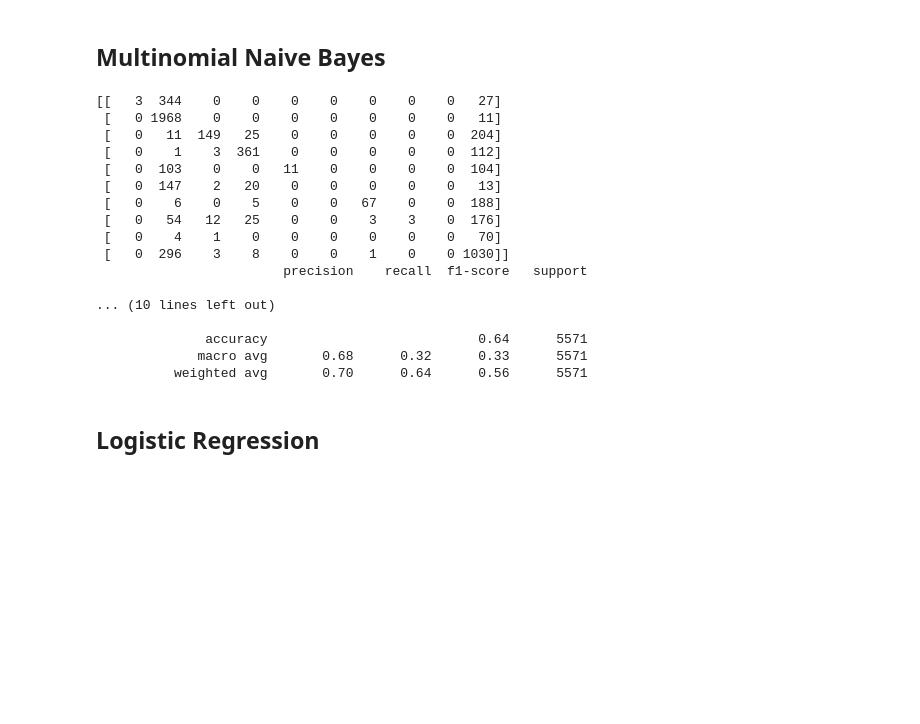
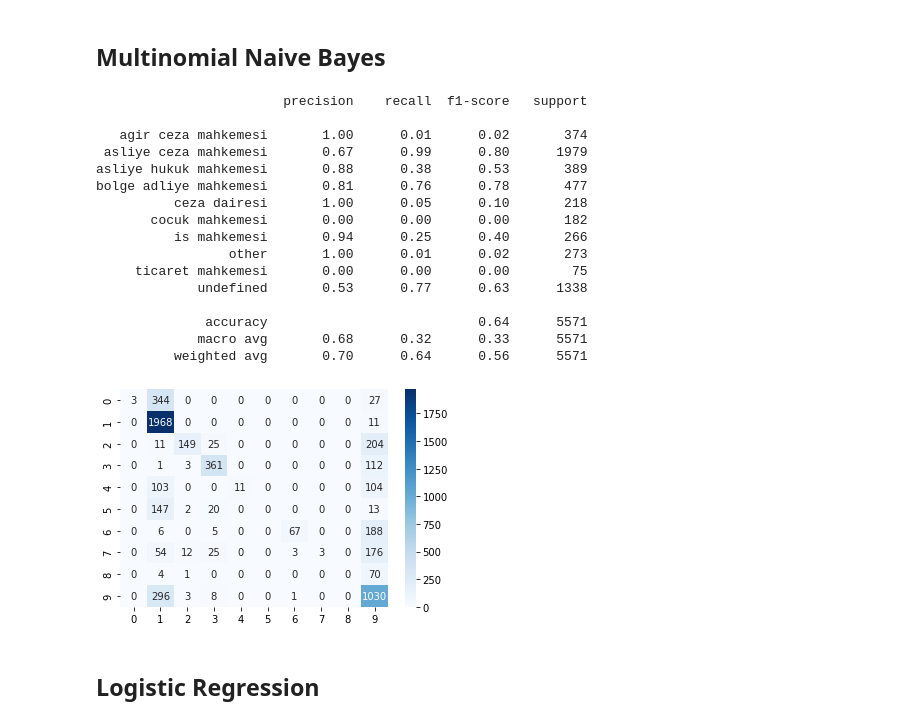
Before and after one commit to anilsenay/CSE4095S22_Grp4, a Jupyter notebook: Delivery 4/svm_lr_mnb_iteration4.ipynb, the cells around one changed output. Drawn from its saved outputs; the diff is of its cells as text; code cells hidden in the pictures; blank space fills up the shorter version.

```diff
--- a/Delivery 4/svm_lr_mnb_iteration4.ipynb
+++ b/Delivery 4/svm_lr_mnb_iteration4.ipynb
@@ -266,29 +270,31 @@ print(classification_report(y_test,y_pred))
 # %%
 naive_bayes = MultinomialNB()
 naive_bayes.fit(training_data, y_train)
 
 predictions = naive_bayes.predict(testing_data)
 
-print(confusion_matrix(y_test,predictions))
+cf_matrix = confusion_matrix(y_test,predictions)
+
+ax = sns.heatmap(cf_matrix, annot=True, fmt='', cmap='Blues')
 print(classification_report(y_test,predictions))
 # %% [output]
-[[   3  344    0    0    0    0    0    0    0   27]
- [   0 1968    0    0    0    0    0    0    0   11]
- [   0   11  149   25    0    0    0    0    0  204]
- [   0    1    3  361    0    0    0    0    0  112]
- [   0  103    0    0   11    0    0    0    0  104]
- [   0  147    2   20    0    0    0    0    0   13]
- [   0    6    0    5    0    0   67    0    0  188]
- [   0   54   12   25    0    0    3    3    0  176]
- [   0    4    1    0    0    0    0    0    0   70]
- [   0  296    3    8    0    0    1    0    0 1030]]
                         precision    recall  f1-score   support
 
-... (10 lines left out)
+   agir ceza mahkemesi       1.00      0.01      0.02       374
+ asliye ceza mahkemesi       0.67      0.99      0.80      1979
+asliye hukuk mahkemesi       0.88      0.38      0.53       389
+bolge adliye mahkemesi       0.81      0.76      0.78       477
+          ceza dairesi       1.00      0.05      0.10       218
+       cocuk mahkemesi       0.00      0.00      0.00       182
+          is mahkemesi       0.94      0.25      0.40       266
+                 other       1.00      0.01      0.02       273
+     ticaret mahkemesi       0.00      0.00      0.00        75
+             undefined       0.53      0.77      0.63      1338
 
               accuracy                           0.64      5571
              macro avg       0.68      0.32      0.33      5571
           weighted avg       0.70      0.64      0.56      5571
+[figure, added]
 # %% [markdown]
 ## Logistic Regression
 # %%
```
Also changed, not shown: parts of 6 cells of this notebook, 3 other files.
